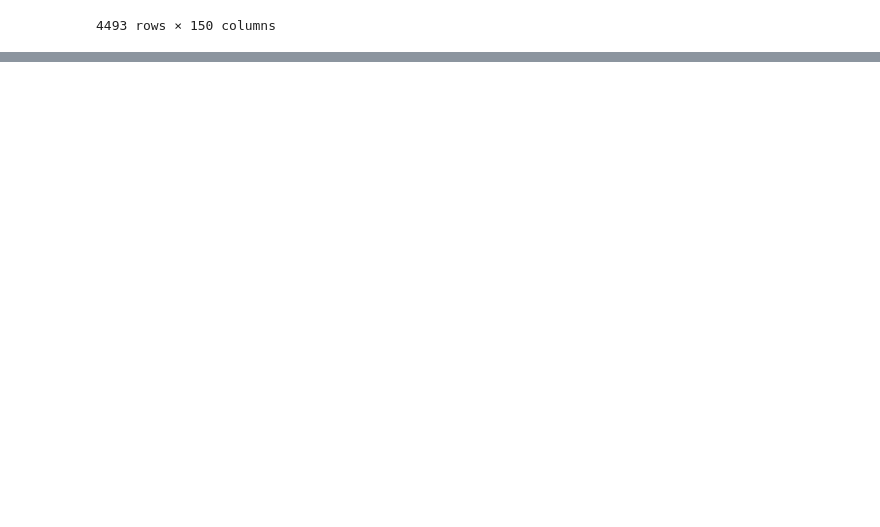
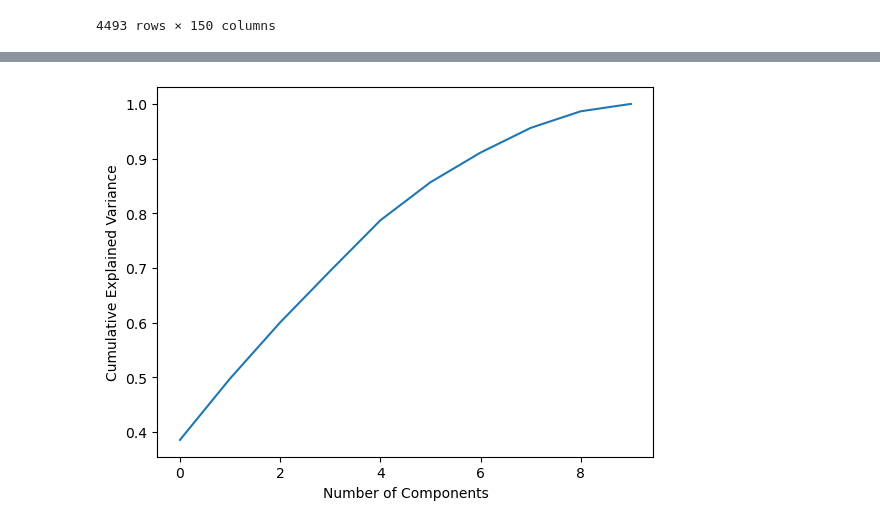
Before and after one commit to samiuell/MSE446-Group2, a Jupyter notebook: MSE446_Group2_CLEANDATA.ipynb, the cells around one changed output, grey strips where cells are left out. Cells and saved outputs as stored; diff of their text form; code cells hidden in the pictures; blank space fills up the shorter version.

```diff
--- a/MSE446_Group2_CLEANDATA.ipynb
+++ b/MSE446_Group2_CLEANDATA.ipynb
@@ -284,19 +290,4 @@ songs['track_popularity'] = scaler.fit_transform(songs[['track_popularity']])
 # Make popularity columns on a scale of 0-1
 songs['artist_popularity'] = songs['artist_popularity'] / 100
 songs['artist_top_track_popularity'] = songs['artist_top_track_popularity'] / 100
-
-# Encode categorical columns to binary values (adds a column per subgenre)
-subgenre_dummies = songs['playlist_subgenre'].str.get_dummies(sep=', ')
-
-#Add prefix to keep column names clear
-subgenre_dummies = subgenre_dummies.add_prefix('playlist_subgenre_')
-
-#Join back to dataset
-songs = pd.concat([songs, subgenre_dummies], axis=1)
-
-#Drop original column
-songs = songs.drop(columns=['playlist_subgenre'])
-
-
-plt.hist(songs['acousticness'], bins=20)
-plt.show()
+songs['track_popularity'] = songs['track_popularity'] / 100
@@ -344,5 +333,35 @@ songs
 | 4494 | 7zliYMsLSKkGXAJEQWkkF9 | 0.258367 | 0.443989 | 0.555483 | 0.745561 | 0.629436 | 0.174 | Yume.Play | 0.008065 | ... |
 4493 rows × 150 columns
 # %%
-songs.describe()
+### PCA Test
+from sklearn.preprocessing import StandardScaler
+import numpy as np
+
+# Create copy of dataset
+songs_standard = songs.copy()
+
+scaler = StandardScaler()
+
+continuous_cols = [
+    'energy','tempo','danceability','loudness','liveness',
+    'valence','speechiness',
+    'instrumentalness','mode','acousticness',
+]
+
+X_cont = songs_standard[continuous_cols]
+X_scaled = scaler.fit_transform(X_cont)
+
+from sklearn.decomposition import PCA
+
+pca = PCA()
+X_pca = pca.fit_transform(X_scaled)
+
+
+explained_variance = pca.explained_variance_ratio_
+cumulative = np.cumsum(explained_variance)
+
+plt.plot(cumulative)
+plt.xlabel("Number of Components")
+plt.ylabel("Cumulative Explained Variance")
+plt.show()
 # %% [output]
@@ -357,0 +368 @@ songs.describe()
+[figure, added]
```
Also changed, not shown: parts of 25 cells of this notebook, 8 other files.
